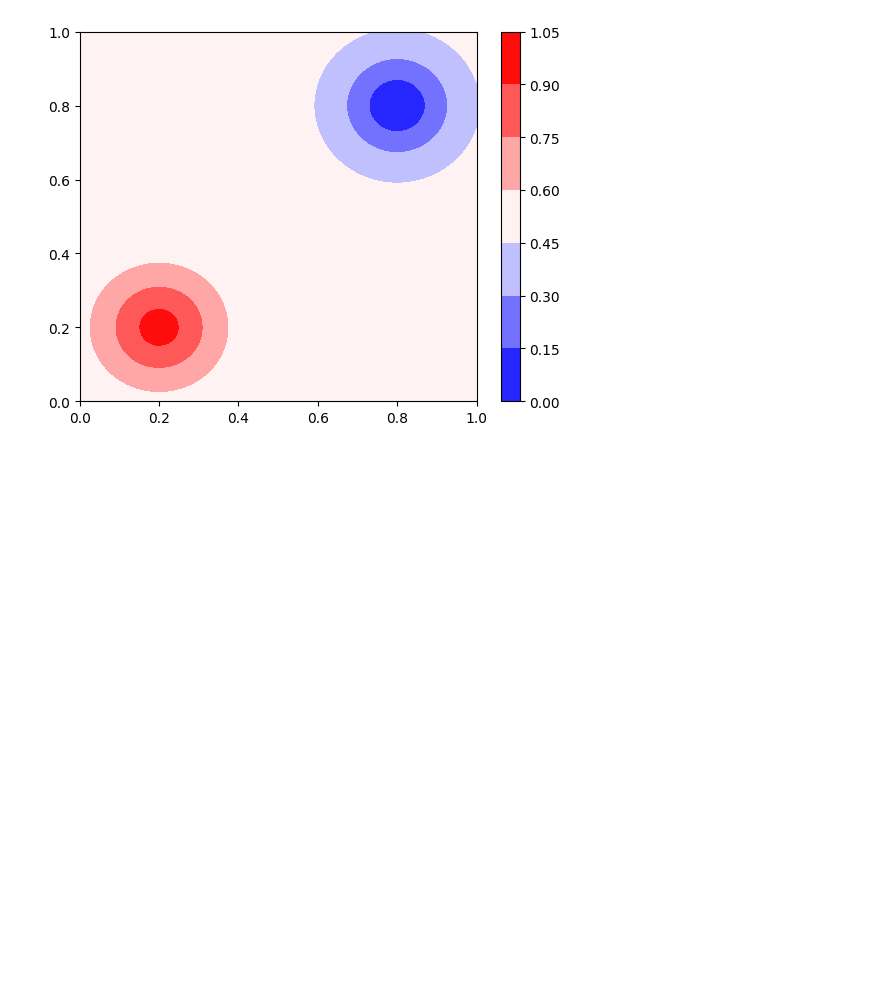
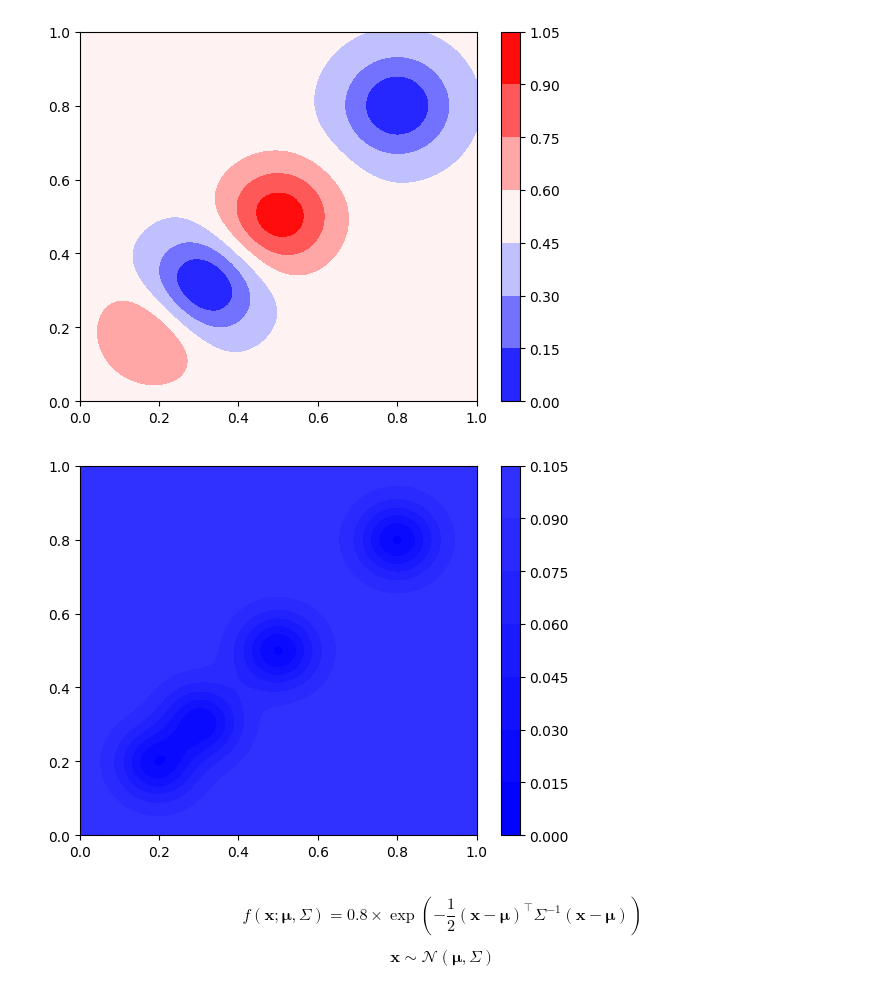
Before and after one commit to taikicoco/gauusian_process_bandit, a Jupyter notebook: app/bandit/results/gp_2d.ipynb, the cells around one changed output. Saved outputs shown, nothing was run; the diff lists cells and outputs as text; code cells hidden in the pictures; blank space fills up the shorter version.

```diff
--- a/app/bandit/results/gp_2d.ipynb
+++ b/app/bandit/results/gp_2d.ipynb
@@ -21,8 +18,22 @@ model = gp2d.GP2D(mu_y, sigma, kernel)  # GPモデルのインスタンスを生
 # 学習
 x1 = np.array([[0.2, 0.2]])
 model.append(x1, 1)
+model.append(x1, 1)
+model.append(x1, 0)
+
 x2 = np.array([[0.8, 0.8]])
 model.append(x2, 0)
+model.append(x2, 0)
+model.append(x2, 0)
+
+x3 = np.array([[0.5, 0.5]])
+model.append(x3, 1)
+model.append(x3, 1)
+model.append(x3, 1)
+
+x4 = np.array([[0.3, 0.3]])
+model.append(x4, 0)
+model.append(x4, 0)
 
 # 予測
 x = np.linspace(0, 1, 100)
@@ -33,9 +44,16 @@ d = model.dist(xdist)
 # %%
 # plot
 Z = d.mean().reshape(100,100)
 X, Y = np.meshgrid(x, y)
 plt.contourf(X, Y, Z, cmap="bwr", vmin=0, vmax=1)
 plt.colorbar()
 plt.show()
+
+Z = d.var().reshape(100,100)
+X, Y = np.meshgrid(x, y)
+plt.contourf(X, Y, Z, cmap="bwr", vmin=0, vmax=1)
+plt.colorbar()
+plt.show()
 # %% [output]
-[figure, old version]
+[figure, new version]
+[figure, added]
@@ -51,0 +60,11 @@ def sample_multivariate_normal(x):
+# %% [markdown]
+
+
+$$
+f(\mathbf{x}; \boldsymbol{\mu}, \Sigma) = 0.8 \times \exp\left(-\frac{1}{2} (\mathbf{x} - \boldsymbol{\mu})^\top \Sigma^{-1} (\mathbf{x} - \boldsymbol{\mu})\right)
+$$
+
+
+$$
+\mathbf{x} \sim \mathcal{N}(\boldsymbol{\mu}, \Sigma)
+$$
```
Also changed, not shown: parts of 9 cells of this notebook, 1 other file.
